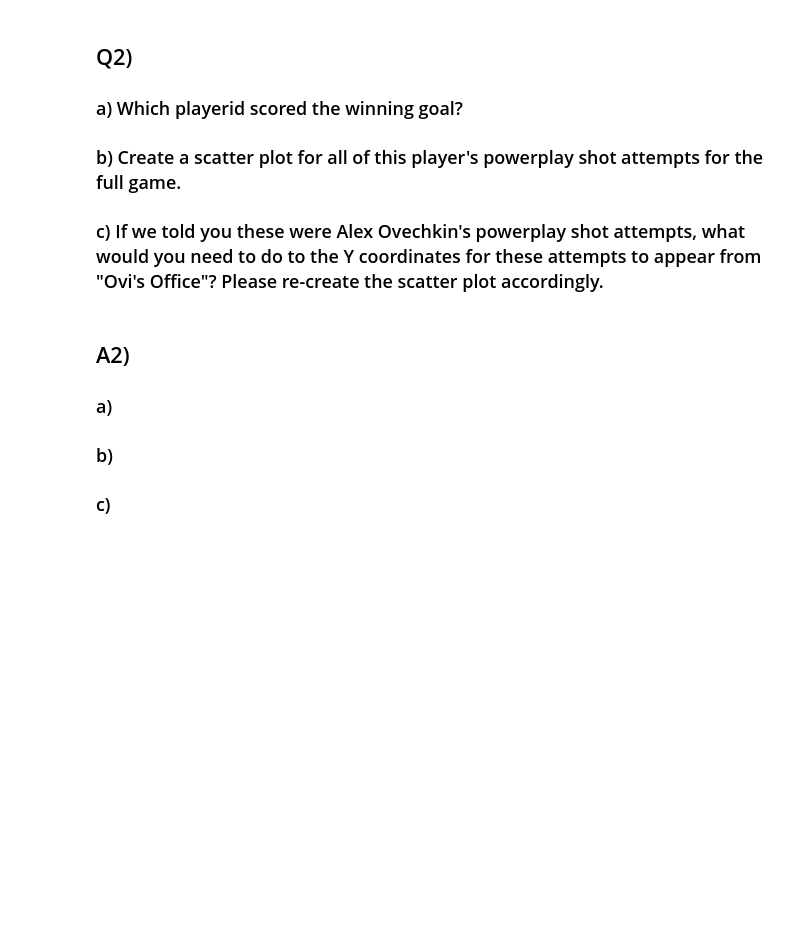
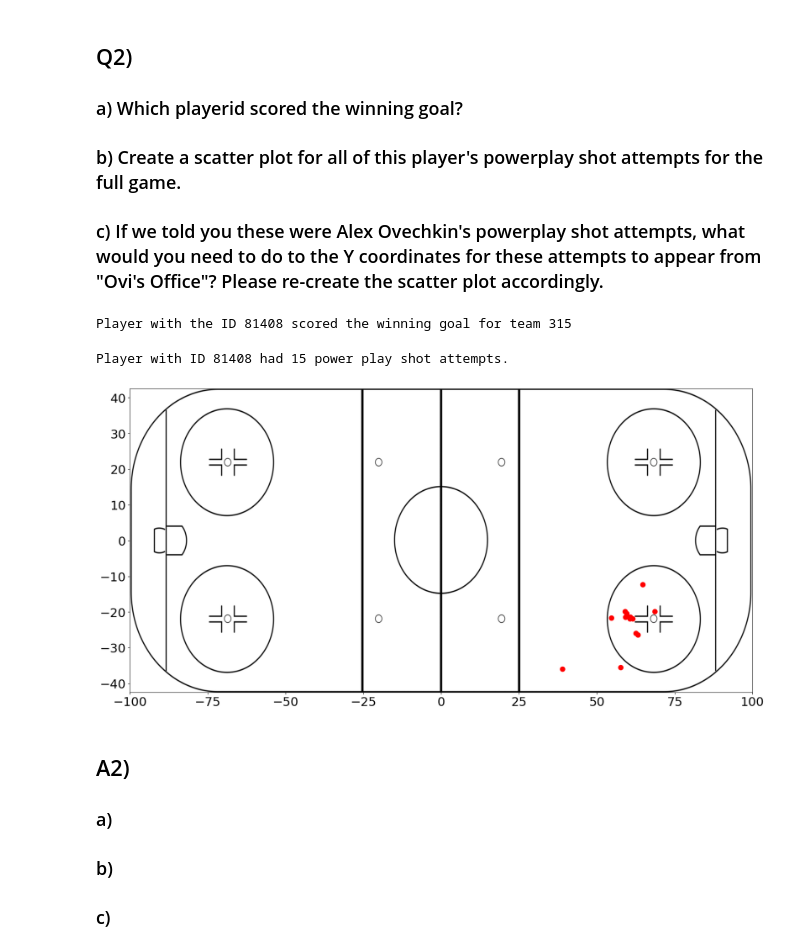
Before and after one commit to klee04/personal, a Jupyter notebook: SportsLogiq Coding Assessment/DA_Tutorial_24/Tutorial24_Questionnaire_Test.ipynb, the cells around one changed output. Saved outputs shown, nothing was run; the diff lists cells and outputs as text; code cells hidden in the pictures; blank space fills up the shorter version.

```diff
--- a/SportsLogiq Coding Assessment/DA_Tutorial_24/Tutorial24_Questionnaire_Test.ipynb
+++ b/SportsLogiq Coding Assessment/DA_Tutorial_24/Tutorial24_Questionnaire_Test.ipynb
@@ -140,3 +139,31 @@ plt.show()
 ### a) Which playerid scored the winning goal?
 ### b) Create a scatter plot for all of this player's powerplay shot attempts for the full game.
 ### c) If we told you these were Alex Ovechkin's powerplay shot attempts, what would you need to do to the Y coordinates for these attempts to appear from "Ovi's Office"? Please re-create the scatter plot accordingly.
+# %%
+# Q2 Part a)
+game_scoredWinningGoal = np.where((game_teamID == 315) & (game_goal == 1) & (game_compiledTime > 3600))[0]
+
+player_scoredWinningGoal = np.take(game_playerID, game_scoredWinningGoal)[0]
+
+print('Player with the ID', player_scoredWinningGoal, 'scored the winning goal for team 315')
+# %% [output]
+Player with the ID 81408 scored the winning goal for team 315
+# %%
+# Q2 Part b)
+plt.figure(figsize=(20, 10))
+
+rinkPlot = plt.imshow(rink, aspect='auto', extent=[-100, 100, -42.5, 42.5])
+
+player_shots = np.where((game_playerID == player_scoredWinningGoal) & (game_eventName == 'shot') & (game_manpower == 'powerPlay'))[0]
+
+print('Player with ID', player_scoredWinningGoal ,'had', len(player_shots), 'power play shot attempts.')
+
+player_shots_x_coords = np.take(game_xAdj, player_shots)
+player_shots_y_coords = np.take(game_yAdj, player_shots)
+
+plt.scatter(player_shots_x_coords, player_shots_y_coords, c='r', s=75)
+
+plt.show()
+# %% [output]
+Player with ID 81408 had 15 power play shot attempts.
+[figure, added]
```
Also changed, not shown: parts of 4 cells of this notebook, 1 other file.
